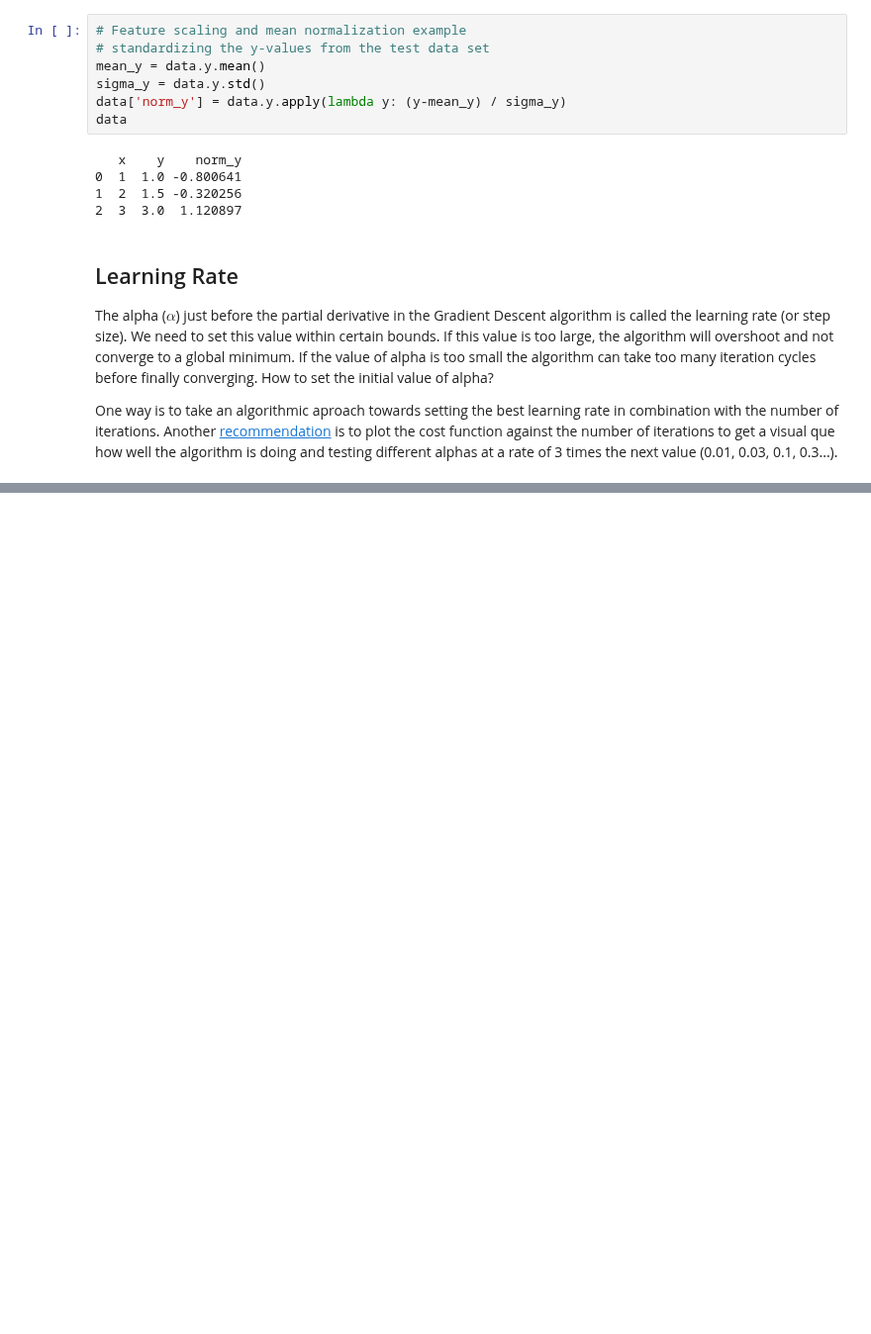
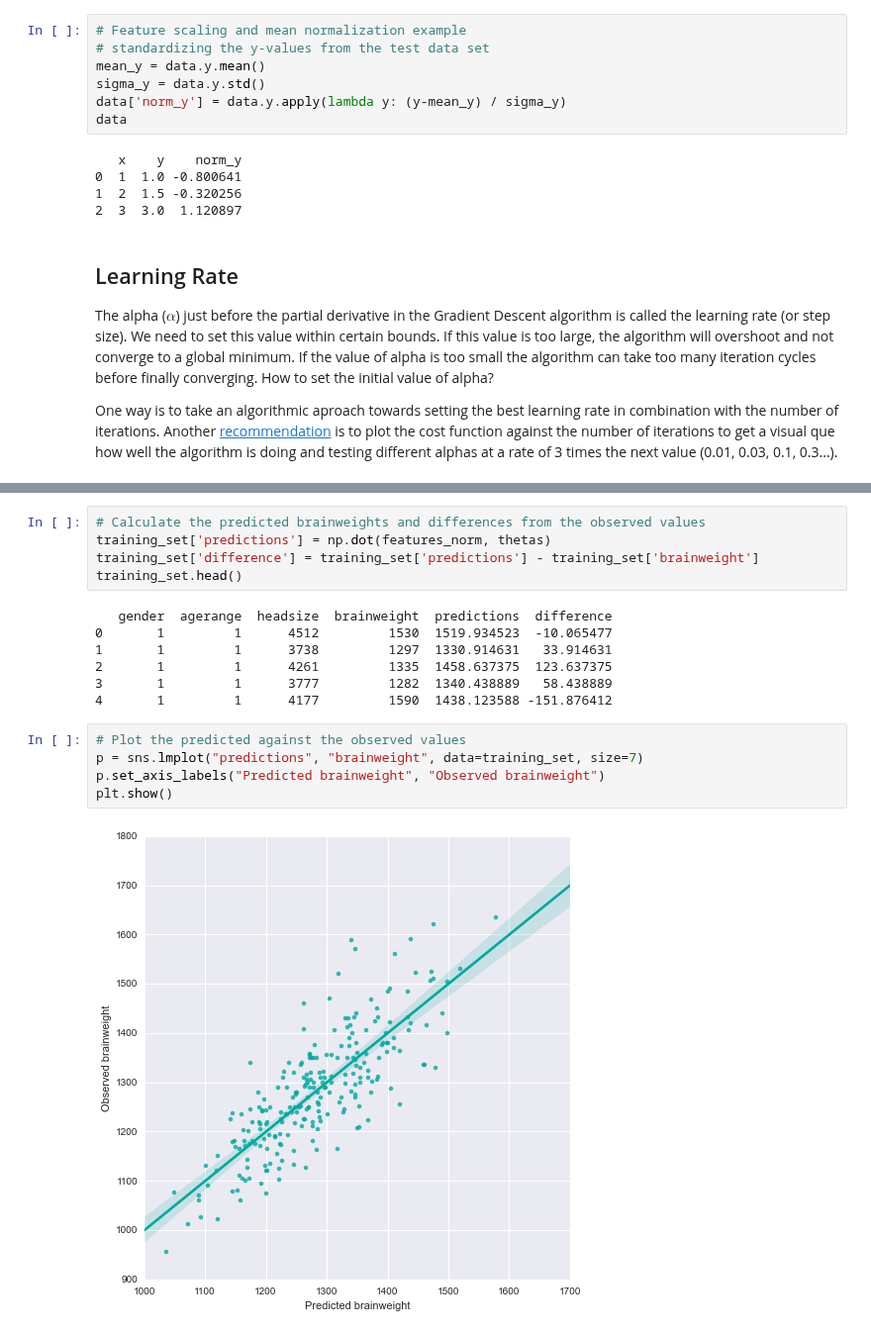
Before and after one commit to leonvanbokhorst/NoteBooks-Statistics-and-MachineLearning, a Jupyter notebook: 0021 Multivariate Linear Regression with Gradient Descent.ipynb, the cells around one changed output, grey strips where cells are left out. Shown at 99% size. Cells and saved outputs as stored; diff of their text form; blank space fills up the shorter version.

```diff
--- a/0021 Multivariate Linear Regression with Gradient Descent.ipynb
+++ b/0021 Multivariate Linear Regression with Gradient Descent.ipynb
@@ -326,0 +294,19 @@ ValueError: non-broadcastable output operand with shape (4,) doesn't match the b
+# %%
+# Calculate the predicted brainweights and differences from the observed values
+training_set['predictions'] = np.dot(features_norm, thetas)
+training_set['difference'] = training_set['predictions'] - training_set['brainweight']
+training_set.head()
+# %% [output]
+   gender  agerange  headsize  brainweight  predictions  difference
+0       1         1      4512         1530  1519.934523  -10.065477
+1       1         1      3738         1297  1330.914631   33.914631
+2       1         1      4261         1335  1458.637375  123.637375
+3       1         1      3777         1282  1340.438889   58.438889
+4       1         1      4177         1590  1438.123588 -151.876412
+# %%
+# Plot the predicted against the observed values
+p = sns.lmplot("predictions", "brainweight", data=training_set, size=7)
+p.set_axis_labels("Predicted brainweight", "Observed brainweight")
+plt.show()
+# %% [output]
+[figure, added]
```
Also changed, not shown: parts of 16 cells of this notebook.
